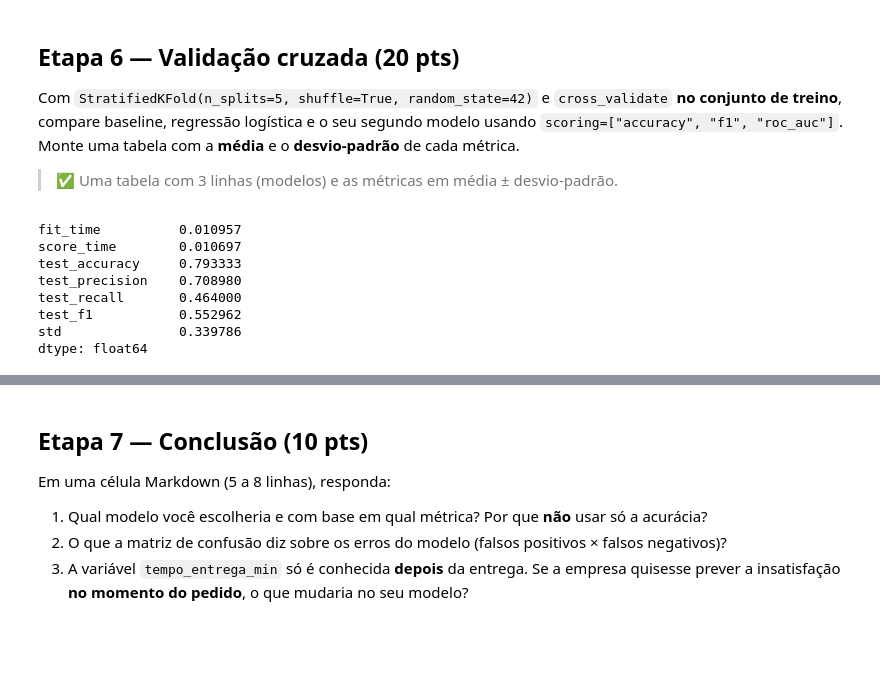
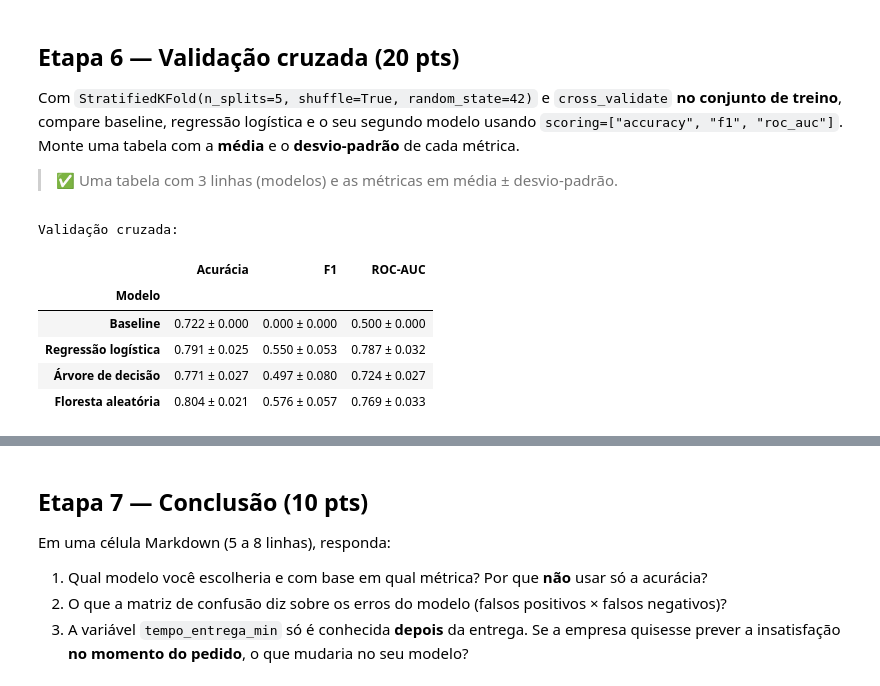
Before and after one commit to aleclemente/data-science, a Jupyter notebook: pos-1029-analise-e-ciencia-de-dados/aula-14-scikit-learn-fluxo-ml/Aula14_Alexandre_Clemente.ipynb, the cells around one changed output, grey strips where cells are left out. Cells and saved outputs as stored; diff of their text form; code cells hidden in the pictures; blank space fills up the shorter version.

```diff
--- a/pos-1029-analise-e-ciencia-de-dados/aula-14-scikit-learn-fluxo-ml/Aula14_Alexandre_Clemente.ipynb
+++ b/pos-1029-analise-e-ciencia-de-dados/aula-14-scikit-learn-fluxo-ml/Aula14_Alexandre_Clemente.ipynb
@@ -189,21 +264,43 @@ Com `StratifiedKFold(n_splits=5, shuffle=True, random_state=42)` e `cross_valida
 
 > ✅ Uma tabela com 3 linhas (modelos) e as métricas em média ± desvio-padrão.
 # %%
+print("Validação cruzada:")
+
 cv = StratifiedKFold(n_splits=5, shuffle=True, random_state=SEMENTE)
 
-r = cross_validate(modelo_2, X_treino, y_treino, cv=cv, scoring=['accuracy', 'precision', 'recall', 'f1'])
+clf = {
+    "Baseline": dummy,
+    "Regressão logística": modelo_log,
+    "Árvore de decisão": modelo_2,
+    "Floresta aleatória": modelo_3
+}
 
-df = pd.DataFrame(r)
-df = df.mean()
-df['std'] = df.std()
+linhas = []
 
-print(df)
+for nome, modelo in clf.items():
+    r = cross_validate(
+        modelo,
+        X_treino,
+        y_treino,
+        cv=cv,
+        scoring=['accuracy', 'f1', 'roc_auc']
+    )
+
+    linhas.append({
+        "Modelo": nome,
+        "Acurácia": f"{r['test_accuracy'].mean():.3f} ± {r['test_accuracy'].std():.3f}",
+        "F1": f"{r['test_f1'].mean():.3f} ± {r['test_f1'].std():.3f}",
+        "ROC-AUC": f"{r['test_roc_auc'].mean():.3f} ± {r['test_roc_auc'].std():.3f}"
+    })
+
+resultados = pd.DataFrame(linhas).set_index("Modelo")
+
+display(resultados)
 # %% [output]
-fit_time          0.010957
-score_time        0.010697
-test_accuracy     0.793333
-test_precision    0.708980
-test_recall       0.464000
-test_f1           0.552962
-std               0.339786
-dtype: float64
+Validação cruzada:
+|  | Acurácia | F1 | ROC-AUC |
+| Modelo |  |  |  |
+| Baseline | 0.722 ± 0.000 | 0.000 ± 0.000 | 0.500 ± 0.000 |
+| Regressão logística | 0.791 ± 0.025 | 0.550 ± 0.053 | 0.787 ± 0.032 |
+| Árvore de decisão | 0.771 ± 0.027 | 0.497 ± 0.080 | 0.724 ± 0.027 |
+| Floresta aleatória | 0.804 ± 0.021 | 0.576 ± 0.057 | 0.769 ± 0.033 |
```
Also changed, not shown: parts of 12 cells of this notebook.
